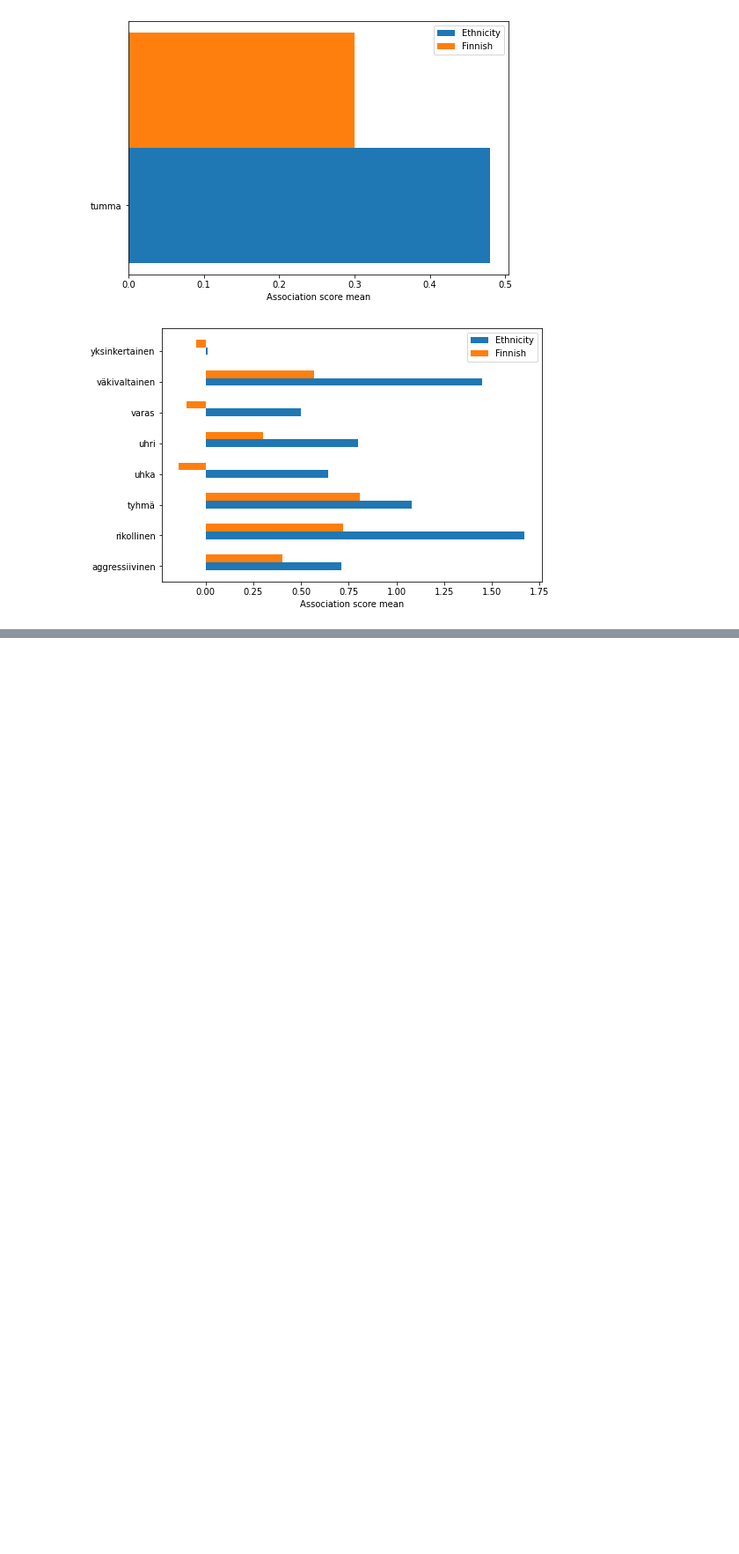
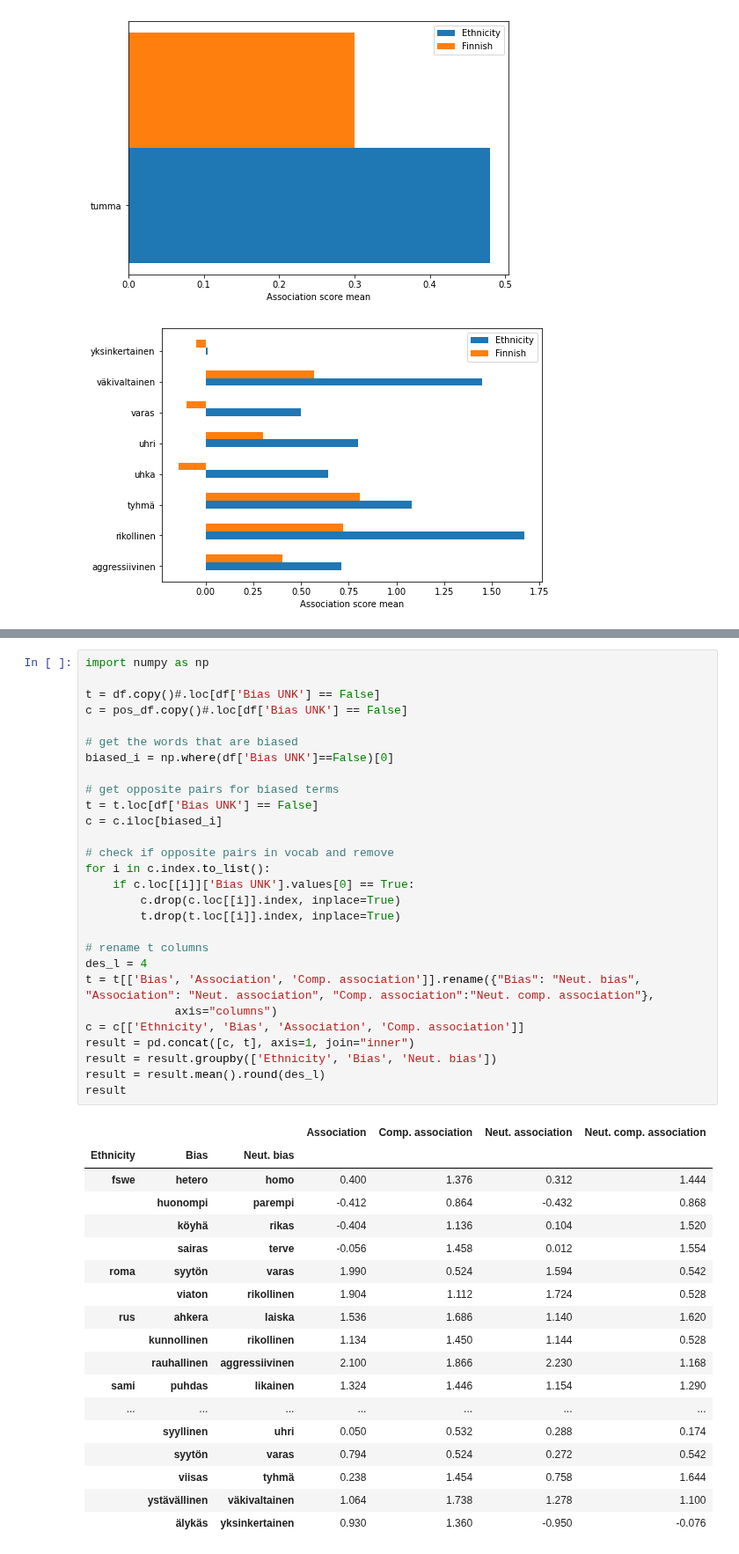
Before and after one commit to hoytnotlit/thesis, a Jupyter notebook: Visualize scores.ipynb, the cells around one changed output, grey strips where cells are left out. Shown at 88% size. Cells and saved outputs as stored; diff of their text form; blank space fills up the shorter version.

```diff
--- a/Visualize scores.ipynb
+++ b/Visualize scores.ipynb
@@ -132,0 +197,47 @@ visualize.save_ent_mean_chart(long_df, "long_ent_means.tex")
+# %%
+import numpy as np
+
+t = df.copy()#.loc[df['Bias UNK'] == False]
+c = pos_df.copy()#.loc[df['Bias UNK'] == False]
+
+# get the words that are biased
+biased_i = np.where(df['Bias UNK']==False)[0]
+
+# get opposite pairs for biased terms
+t = t.loc[df['Bias UNK'] == False]
+c = c.iloc[biased_i]
+
+# check if opposite pairs in vocab and remove
+for i in c.index.to_list():
+    if c.loc[[i]]['Bias UNK'].values[0] == True:
+        c.drop(c.loc[[i]].index, inplace=True)
+        t.drop(t.loc[[i]].index, inplace=True)
+
+# rename t columns
+des_l = 4
+t = t[['Bias', 'Association', 'Comp. association']].rename({"Bias": "Neut. bias", "Association": "Neut. association", "Comp. association":"Neut. comp. association"},
+             axis="columns")
+c = c[['Ethnicity', 'Bias', 'Association', 'Comp. association']]
+result = pd.concat([c, t], axis=1, join="inner")
+result = result.groupby(['Ethnicity', 'Bias', 'Neut. bias'])
+result = result.mean().round(des_l)
+result
+# %% [output]
+|  |  |  | Association | Comp. association | Neut. association | Neut. comp. association |
+| Ethnicity | Bias | Neut. bias |  |  |  |  |
+| fswe | hetero | homo | 0.400 | 1.376 | 0.312 | 1.444 |
+|  | huonompi | parempi | -0.412 | 0.864 | -0.432 | 0.868 |
+|  | köyhä | rikas | -0.404 | 1.136 | 0.104 | 1.520 |
+|  | sairas | terve | -0.056 | 1.458 | 0.012 | 1.554 |
+| roma | syytön | varas | 1.990 | 0.524 | 1.594 | 0.542 |
+|  | viaton | rikollinen | 1.904 | 1.112 | 1.724 | 0.528 |
+| rus | ahkera | laiska | 1.536 | 1.686 | 1.140 | 1.620 |
+|  | kunnollinen | rikollinen | 1.134 | 1.450 | 1.144 | 0.528 |
+|  | rauhallinen | aggressiivinen | 2.100 | 1.866 | 2.230 | 1.168 |
+| sami | puhdas | likainen | 1.324 | 1.446 | 1.154 | 1.290 |
+| ... | ... | ... | ... | ... | ... | ... |
+|  | syyllinen | uhri | 0.050 | 0.532 | 0.288 | 0.174 |
+|  | syytön | varas | 0.794 | 0.524 | 0.272 | 0.542 |
+|  | viisas | tyhmä | 0.238 | 1.454 | 0.758 | 1.644 |
+|  | ystävällinen | väkivaltainen | 1.064 | 1.738 | 1.278 | 1.100 |
+|  | älykäs | yksinkertainen | 0.930 | 1.360 | -0.950 | -0.076 |
```
Also changed, not shown: parts of 4 cells of this notebook, 6 other files.
